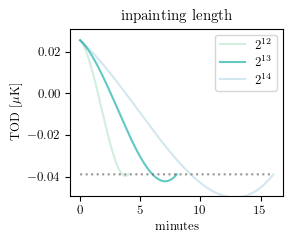
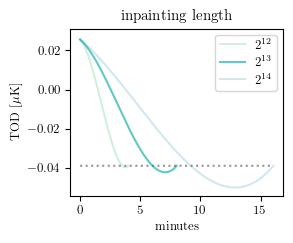
Unified diff of the notebook cell whose output changed from the first chart to the second:
--- before
+++ after
@@ -19,5 +19,5 @@
 plt.xlabel(r'minutes')
 plt.ylabel(r'TOD [$\mu$K]')
-plt.ylim(-0.049,0.031)
+plt.ylim(-0.054,0.031)
 plt.legend(loc='upper right')
 plt.tight_layout()

Commit: updated paper_prep.py